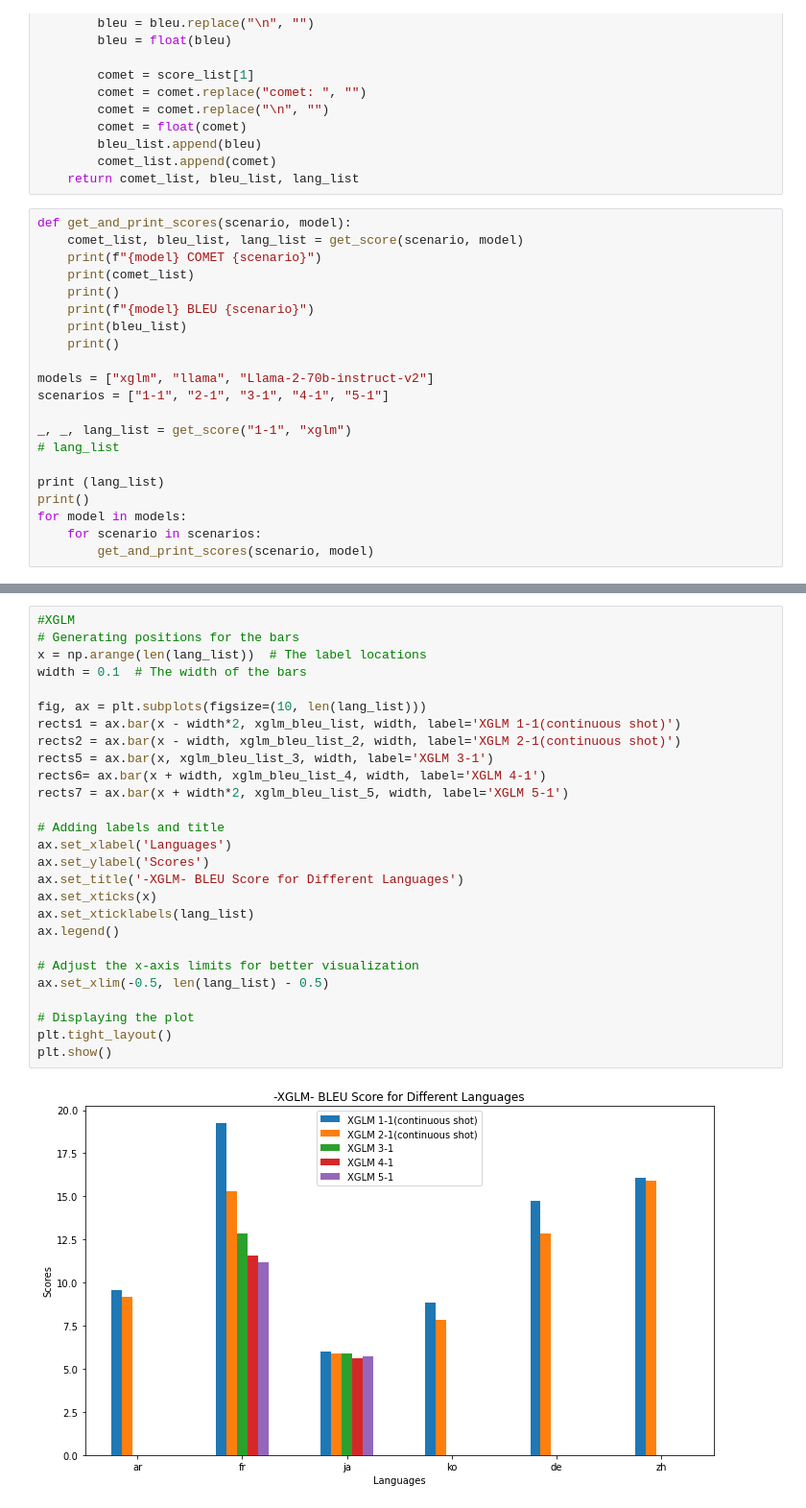
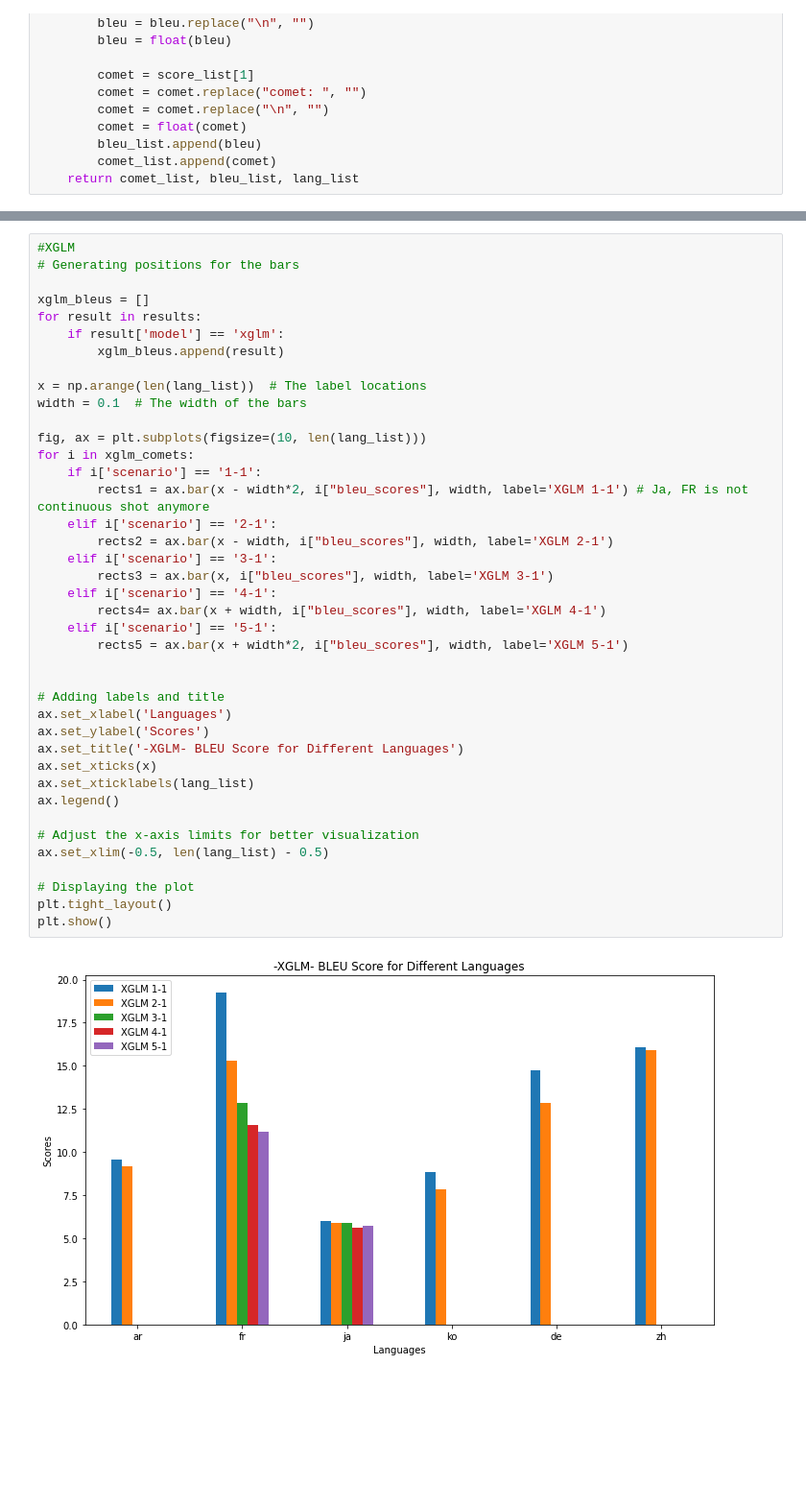
Before and after one commit to su0315/LLM_Contextual_Prompt_MT, a Jupyter notebook: notebook/result_visualization/context_size_comparison.ipynb, the cells around one changed output, grey strips where cells are left out. Shown at 96% size. Saved outputs shown, nothing was run; the diff lists cells and outputs as text; blank space fills up the shorter version.

```diff
--- a/notebook/result_visualization/context_size_comparison.ipynb
+++ b/notebook/result_visualization/context_size_comparison.ipynb
@@ -42,24 +42,3 @@ def get_score(context_size, model):
         bleu_list.append(bleu)
         comet_list.append(comet)
     return comet_list, bleu_list, lang_list
-# %%
-def get_and_print_scores(scenario, model):
-    comet_list, bleu_list, lang_list = get_score(scenario, model)
-    print(f"{model} COMET {scenario}")
-    print(comet_list)
-    print()
-    print(f"{model} BLEU {scenario}")
-    print(bleu_list)
-    print()
-
-models = ["xglm", "llama", "Llama-2-70b-instruct-v2"]
-scenarios = ["1-1", "2-1", "3-1", "4-1", "5-1"]
-
-_, _, lang_list = get_score("1-1", "xglm")
-# lang_list
-
-print (lang_list)
-print()
-for model in models:
-    for scenario in scenarios:
-        get_and_print_scores(scenario, model)
@@ -173,32 +283,45 @@ plt.show()
 # %%
 #XGLM
 # Generating positions for the bars
+
+xglm_bleus = []
+for result in results:
+    if result['model'] == 'xglm':
+        xglm_bleus.append(result)
+
 x = np.arange(len(lang_list))  # The label locations
 width = 0.1  # The width of the bars
 
 fig, ax = plt.subplots(figsize=(10, len(lang_list)))
-rects1 = ax.bar(x - width*2, xglm_bleu_list, width, label='XGLM 1-1(continuous shot)')
-rects2 = ax.bar(x - width, xglm_bleu_list_2, width, label='XGLM 2-1(continuous shot)')
-rects5 = ax.bar(x, xglm_bleu_list_3, width, label='XGLM 3-1')
-rects6= ax.bar(x + width, xglm_bleu_list_4, width, label='XGLM 4-1')
-rects7 = ax.bar(x + width*2, xglm_bleu_list_5, width, label='XGLM 5-1')
+for i in xglm_comets:
+    if i['scenario'] == '1-1':
+        rects1 = ax.bar(x - width*2, i["bleu_scores"], width, label='XGLM 1-1') # Ja, FR is not continuous shot anymore
+    elif i['scenario'] == '2-1':
+        rects2 = ax.bar(x - width, i["bleu_scores"], width, label='XGLM 2-1')
+    elif i['scenario'] == '3-1':
+        rects3 = ax.bar(x, i["bleu_scores"], width, label='XGLM 3-1')
+    elif i['scenario'] == '4-1':
+        rects4= ax.bar(x + width, i["bleu_scores"], width, label='XGLM 4-1')
+    elif i['scenario'] == '5-1':
+        rects5 = ax.bar(x + width*2, i["bleu_scores"], width, label='XGLM 5-1')
+
 
 # Adding labels and title
 ax.set_xlabel('Languages')
 ax.set_ylabel('Scores')
 ax.set_title('-XGLM- BLEU Score for Different Languages')
 ax.set_xticks(x)
 ax.set_xticklabels(lang_list)
 ax.legend()
 
 # Adjust the x-axis limits for better visualization
 ax.set_xlim(-0.5, len(lang_list) - 0.5)
 
 # Displaying the plot
 plt.tight_layout()
 plt.show()
 # %% [output]
-[figure, old version]
+[figure, new version]
 # %%
 # Generating positions for the bars
 x = np.arange(len(lang_list))  # The label locations
```
Also changed, not shown: parts of 11 cells of this notebook.
